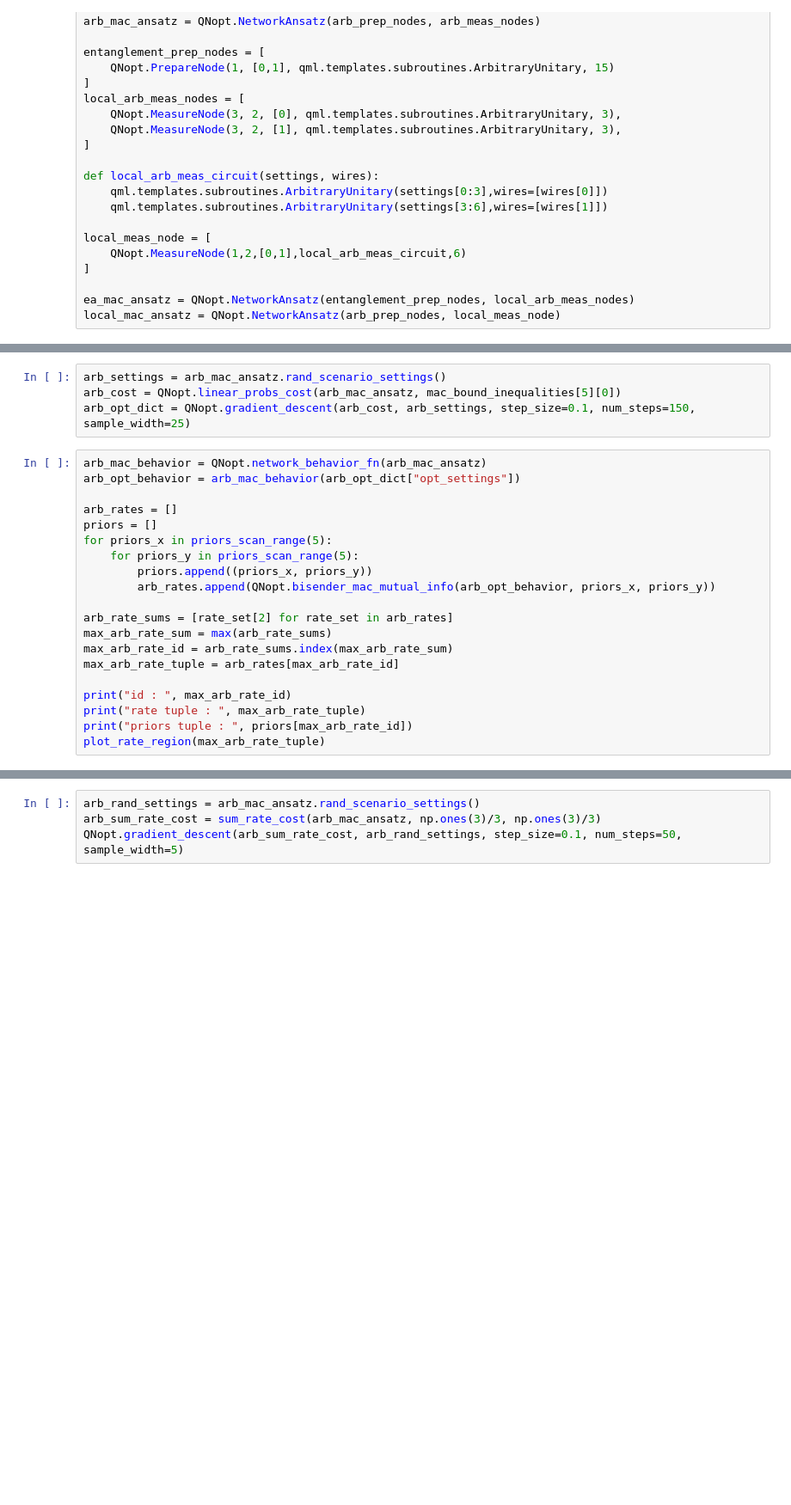
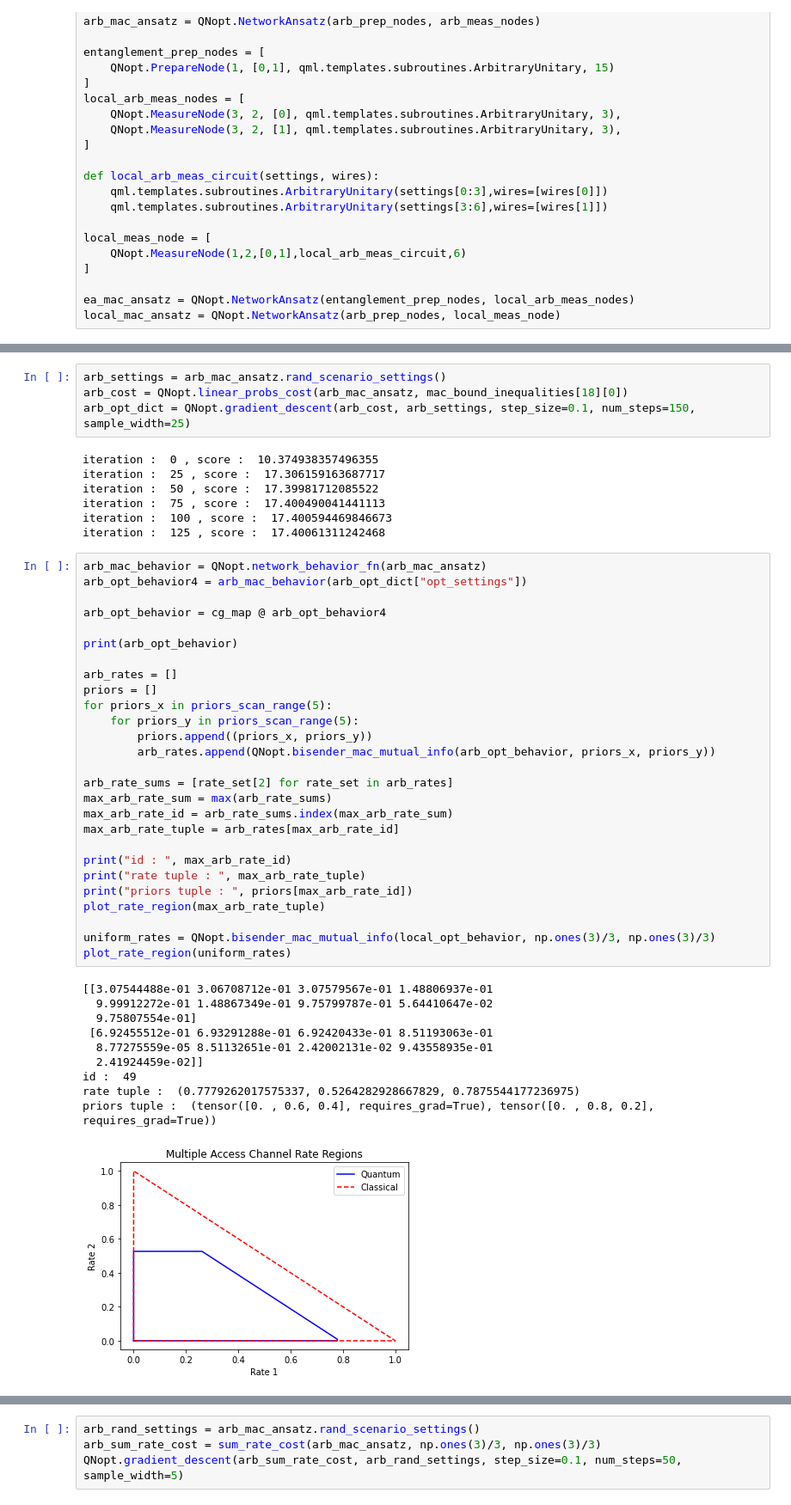
Before and after one commit to ChitambarLab/qNetVO, a Jupyter notebook: notebook/mac_optimizations/bisender_quantum_nonlocality_and_capacity.ipynb, the cells around one changed output, grey strips where cells are left out. Shown at 86% size. Cells and saved outputs as stored; diff of their text form; blank space fills up the shorter version.

```diff
--- a/notebook/mac_optimizations/bisender_quantum_nonlocality_and_capacity.ipynb
+++ b/notebook/mac_optimizations/bisender_quantum_nonlocality_and_capacity.ipynb
@@ -129,24 +223,49 @@ priors tuple :  (tensor([0.2, 0.4, 0.4], requires_grad=True), tensor([0. , 0.4,
 # %%
 arb_settings = arb_mac_ansatz.rand_scenario_settings()
-arb_cost = QNopt.linear_probs_cost(arb_mac_ansatz, mac_bound_inequalities[5][0])
+arb_cost = QNopt.linear_probs_cost(arb_mac_ansatz, mac_bound_inequalities[18][0])
 arb_opt_dict = QNopt.gradient_descent(arb_cost, arb_settings, step_size=0.1, num_steps=150, sample_width=25)
+# %% [output]
+iteration :  0 , score :  10.374938357496355
+iteration :  25 , score :  17.306159163687717
+iteration :  50 , score :  17.39981712085522
+iteration :  75 , score :  17.400490041441113
+iteration :  100 , score :  17.400594469846673
+iteration :  125 , score :  17.40061311242468
 # %%
 arb_mac_behavior = QNopt.network_behavior_fn(arb_mac_ansatz)
-arb_opt_behavior = arb_mac_behavior(arb_opt_dict["opt_settings"])
+arb_opt_behavior4 = arb_mac_behavior(arb_opt_dict["opt_settings"])
+
+arb_opt_behavior = cg_map @ arb_opt_behavior4
+
+print(arb_opt_behavior)
 
 arb_rates = []
 priors = []
 for priors_x in priors_scan_range(5):
     for priors_y in priors_scan_range(5):
         priors.append((priors_x, priors_y))
         arb_rates.append(QNopt.bisender_mac_mutual_info(arb_opt_behavior, priors_x, priors_y))
 
 arb_rate_sums = [rate_set[2] for rate_set in arb_rates]
 max_arb_rate_sum = max(arb_rate_sums)
 max_arb_rate_id = arb_rate_sums.index(max_arb_rate_sum)
 max_arb_rate_tuple = arb_rates[max_arb_rate_id]
 
 print("id : ", max_arb_rate_id)
 print("rate tuple : ", max_arb_rate_tuple)
 print("priors tuple : ", priors[max_arb_rate_id])
 plot_rate_region(max_arb_rate_tuple)
+
+uniform_rates = QNopt.bisender_mac_mutual_info(local_opt_behavior, np.ones(3)/3, np.ones(3)/3)
+plot_rate_region(uniform_rates)
+# %% [output]
+[[3.07544488e-01 3.06708712e-01 3.07579567e-01 1.48806937e-01
+  9.99912272e-01 1.48867349e-01 9.75799787e-01 5.64410647e-02
+  9.75807554e-01]
+ [6.92455512e-01 6.93291288e-01 6.92420433e-01 8.51193063e-01
+  8.77275559e-05 8.51132651e-01 2.42002131e-02 9.43558935e-01
+  2.41924459e-02]]
+id :  49
+rate tuple :  (0.7779262017575337, 0.5264282928667829, 0.7875544177236975)
+priors tuple :  (tensor([0. , 0.6, 0.4], requires_grad=True), tensor([0. , 0.8, 0.2], requires_grad=True))
+[figure, added]
```
Also changed, not shown: parts of 9 cells of this notebook, 2 other files.
